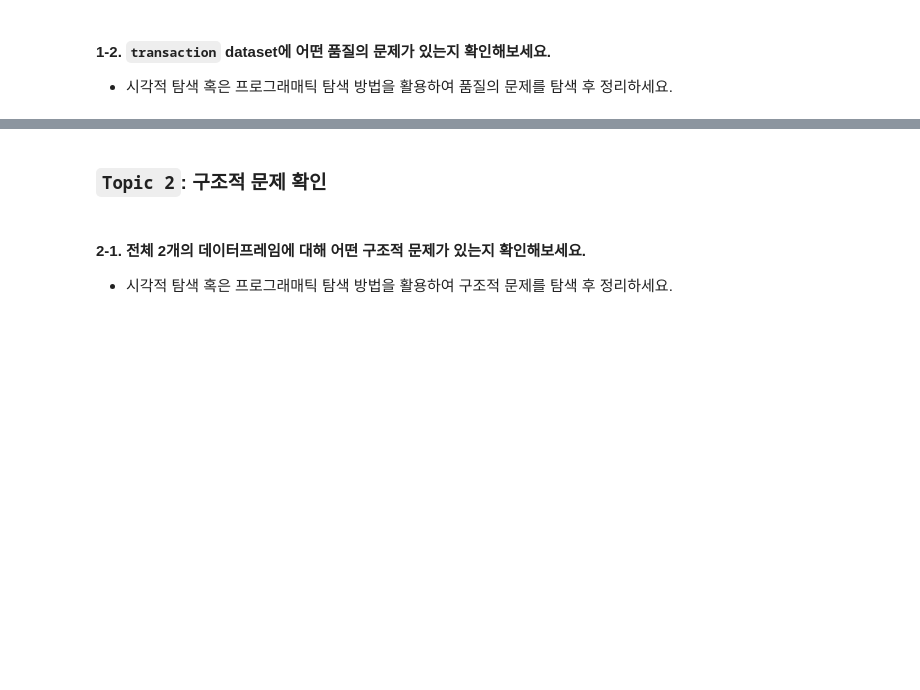
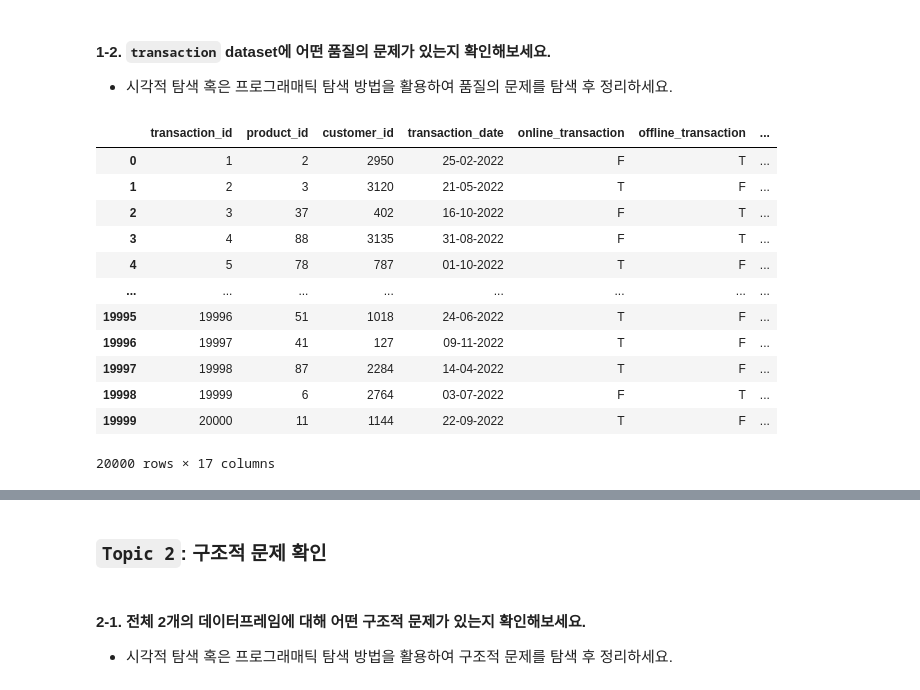
Before and after one commit to Ryu4824/code-states, a Jupyter notebook: Sprint1_Mini_Project_(4조).ipynb, the cells around one changed output, grey strips where cells are left out. Drawn from its saved outputs; the diff is of its cells as text; code cells hidden in the pictures; blank space fills up the shorter version.

```diff
--- a/Sprint1_Mini_Project_(4조).ipynb
+++ b/Sprint1_Mini_Project_(4조).ipynb
@@ -375,3 +501,21 @@ transaction = pd.read_csv('https://raw.githubusercontent.com/YuriCha02/N11-4-/ma
 # %% [markdown]
 #### **1-2. `transaction` dataset에 어떤 품질의 문제가 있는지 확인해보세요.**
 - 시각적 탐색 혹은 프로그래매틱 탐색 방법을 활용하여 품질의 문제를 탐색 후 정리하세요.
+# %%
+transaction = pd.read_csv('https://raw.githubusercontent.com/YuriCha02/N11-4-/main/transaction.csv')
+
+transaction
+# %% [output]
+|  | transaction_id | product_id | customer_id | transaction_date | online_transaction | offline_transaction | ... |
+| 0 | 1 | 2 | 2950 | 25-02-2022 | F | T | ... |
+| 1 | 2 | 3 | 3120 | 21-05-2022 | T | F | ... |
+| 2 | 3 | 37 | 402 | 16-10-2022 | F | T | ... |
+| 3 | 4 | 88 | 3135 | 31-08-2022 | F | T | ... |
+| 4 | 5 | 78 | 787 | 01-10-2022 | T | F | ... |
+| ... | ... | ... | ... | ... | ... | ... | ... |
+| 19995 | 19996 | 51 | 1018 | 24-06-2022 | T | F | ... |
+| 19996 | 19997 | 41 | 127 | 09-11-2022 | T | F | ... |
+| 19997 | 19998 | 87 | 2284 | 14-04-2022 | T | F | ... |
+| 19998 | 19999 | 6 | 2764 | 03-07-2022 | F | T | ... |
+| 19999 | 20000 | 11 | 1144 | 22-09-2022 | T | F | ... |
+20000 rows × 17 columns
```
Also changed, not shown: parts of 33 cells of this notebook.
